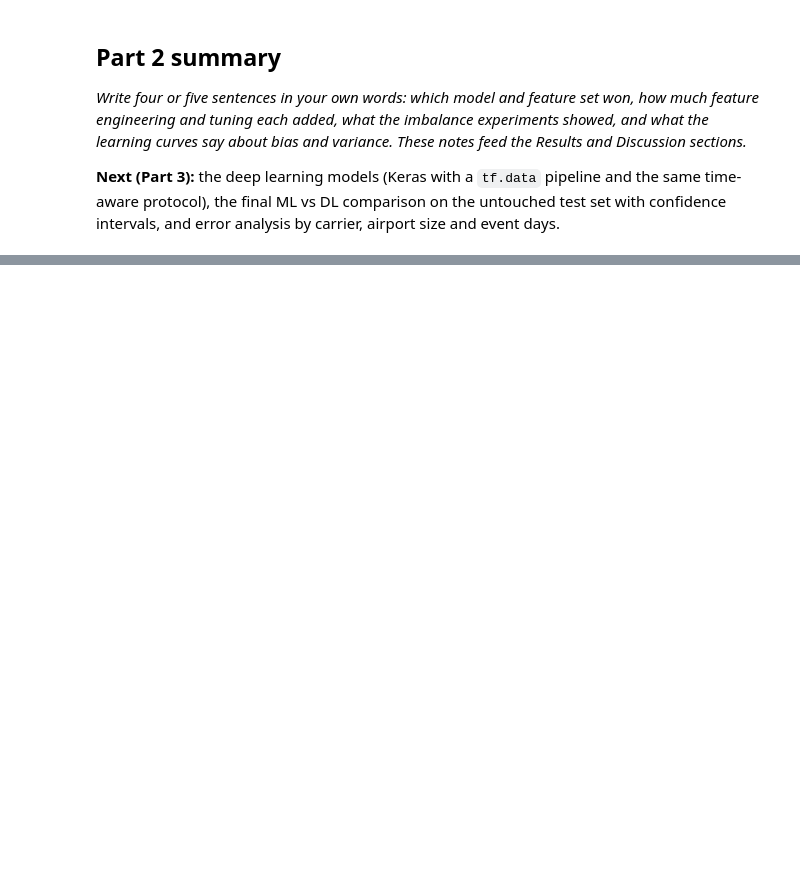
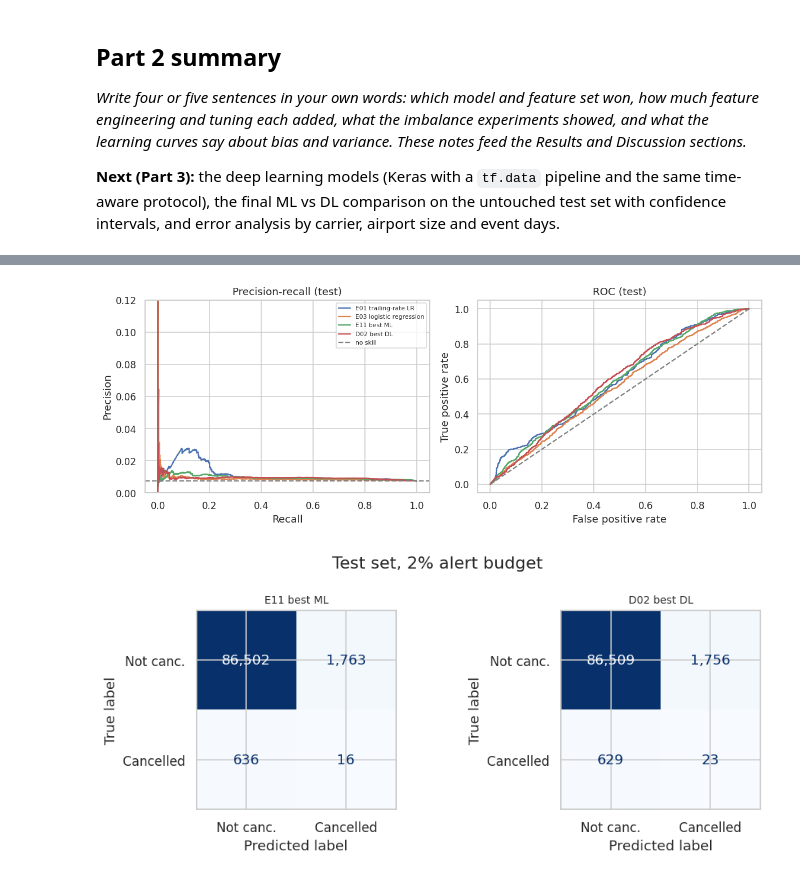
Before and after one commit to ShamiPlacide/Flight-cancellation-prediction-ml-dl, a Jupyter notebook: flight-cancellation-main.ipynb, the cells around one changed output, grey strips where cells are left out. Saved outputs shown, nothing was run; the diff lists cells and outputs as text; code cells hidden in the pictures; blank space fills up the shorter version.

```diff
--- a/flight-cancellation-main.ipynb
+++ b/flight-cancellation-main.ipynb
@@ -1016,0 +1365,16 @@ wandb_offline_runs.zip                   0.4 MB
+# %%
+def dl_scores(exp_id, Xd):
+    x = prep_nn.transform(Xd).astype("float32") if DL_KIND[exp_id] == "mlp" else embed_inputs(Xd)
+    return MODELS[exp_id].predict(x, batch_size=8192, verbose=0).ravel()
+
+def timed(fn):
+    t0 = time.time(); fn(); return time.time() - t0
+
+rows = []
+for exp_id, family, fn in [(best_ml_id, "Traditional ML", lambda: predict_scores(MODELS[best_ml_id], X_val)),
+                           (best_dl_id, "Deep learning", lambda: dl_scores(best_dl_id, X_val))]:
+    r = RESULTS[exp_id]
+    rows.append({"model": f"{exp_id} {r['model']}", "family": family, "val_clean PR-AUC": r["vc_ap"], "lift": r["vc_lift"],
+                 "recall@top2%": r["vc_rec_top2"], "train time (s)": r["fit_s"],
+                 "parameters": r.get("n_params", np.nan), "predict 91k rows (s)": timed(fn)})
+pd.DataFrame(rows).set_index("model").round(4)
@@ -1016,0 +1456,20 @@ wandb_offline_runs.zip                   0.4 MB
+# %%
+fig, axes = plt.subplots(1, 2, figsize=(11, 4.2))
+for k, s in FINAL.items():
+    p, r, _ = precision_recall_curve(y_test, s); fpr, tpr, _ = roc_curve(y_test, s)
+    axes[0].plot(r, p, label=k); axes[1].plot(fpr, tpr, label=k)
+axes[0].axhline(y_test.mean(), color="gray", ls="--", label="no skill"); axes[1].plot([0, 1], [0, 1], color="gray", ls="--")
+axes[0].set(xlabel="Recall", ylabel="Precision", title="Precision-recall (test)", ylim=(0, 0.12))
+axes[1].set(xlabel="False positive rate", ylabel="True positive rate", title="ROC (test)")
+axes[0].legend(fontsize=7); plt.tight_layout(); plt.show()
+
+fig, axes = plt.subplots(1, 2, figsize=(9, 3.8))
+for ax, name in zip(axes, [ml_name, dl_name]):
+    s = FINAL[name]; pred = (s >= np.quantile(s, 1 - ALERT_FRAC)).astype(int)
+    ConfusionMatrixDisplay.from_predictions(y_test, pred, display_labels=["Not canc.", "Cancelled"], values_format=",d",
+                                            cmap="Blues", ax=ax, colorbar=False)
+    ax.set_title(name, fontsize=9)
+plt.suptitle("Test set, 2% alert budget"); plt.tight_layout(); plt.show()
+# %% [output]
+[figure, added]
+[figure, added]
```
Also changed, not shown: parts of 41 cells of this notebook.
